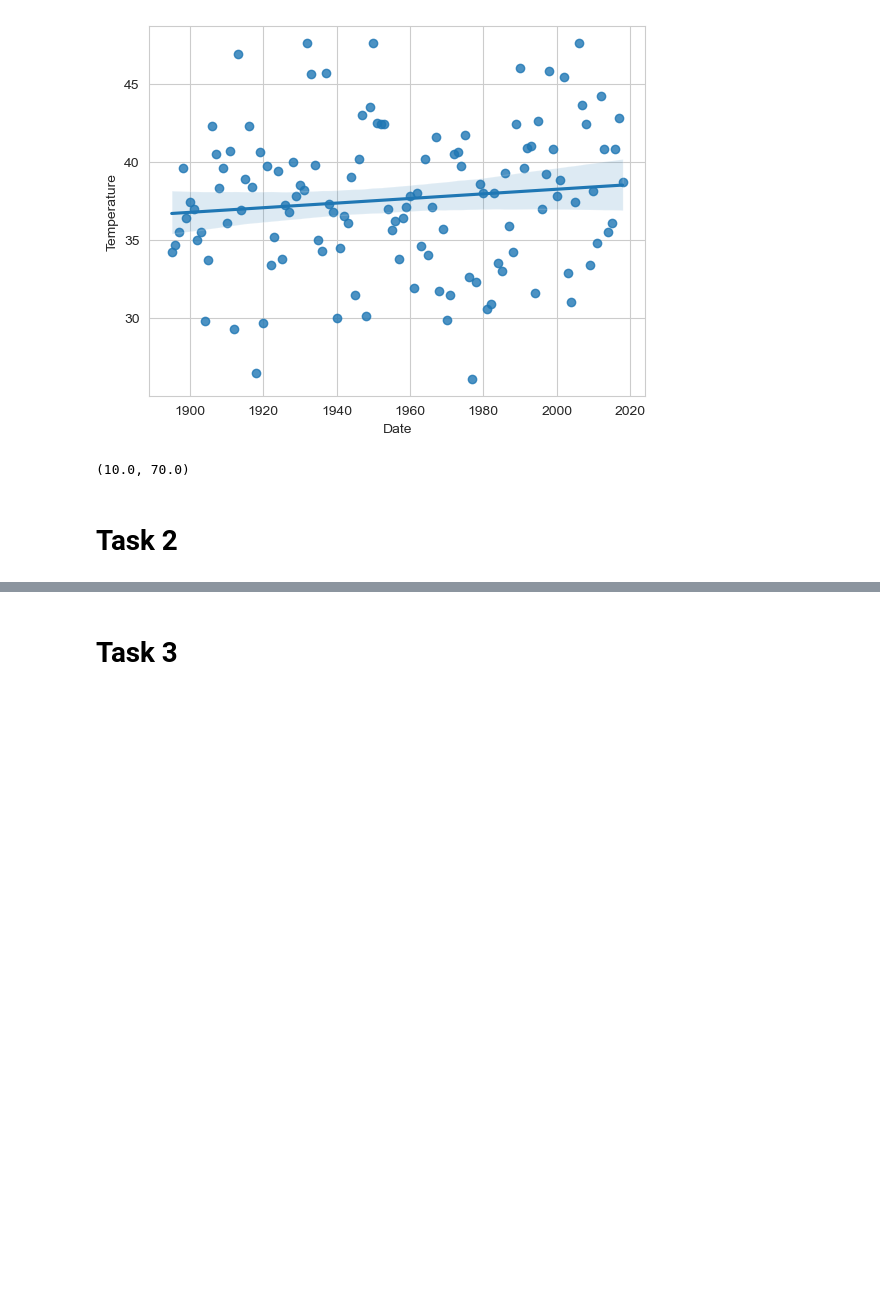
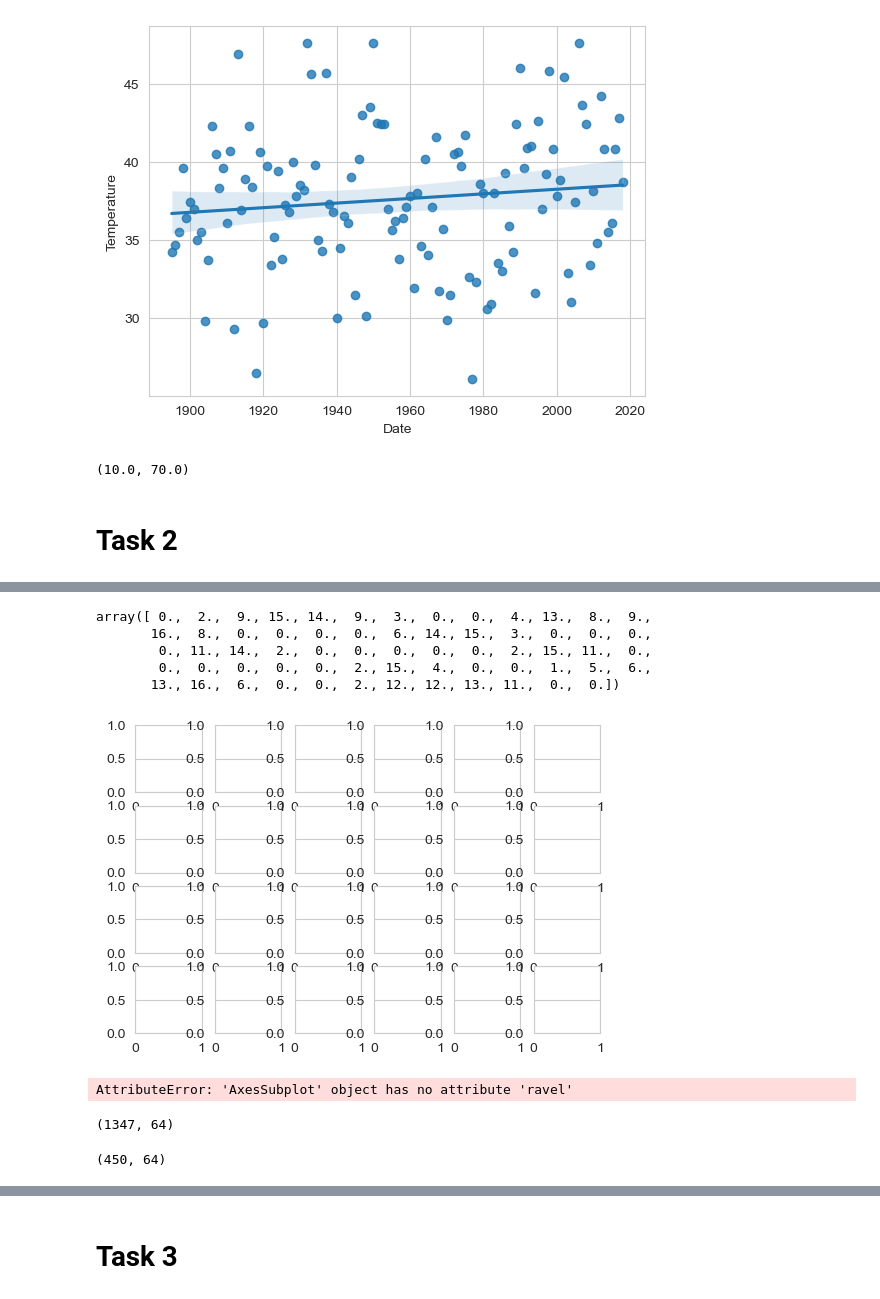
Before and after one commit to cboss320/datafun-07-ml-predictive, a Jupyter notebook: Task 1 Ch 10.ipynb, the cells around one changed output, grey strips where cells are left out. Saved outputs shown, nothing was run; the diff lists cells and outputs as text; code cells hidden in the pictures; blank space fills up the shorter version.

```diff
--- a/Task 1 Ch 10.ipynb
+++ b/Task 1 Ch 10.ipynb
@@ -665,0 +712,23 @@ axes.set_ylim(10,70)
+# %%
+digits.data[13]
+# %% [output]
+array([ 0.,  2.,  9., 15., 14.,  9.,  3.,  0.,  0.,  4., 13.,  8.,  9.,
+       16.,  8.,  0.,  0.,  0.,  0.,  6., 14., 15.,  3.,  0.,  0.,  0.,
+        0., 11., 14.,  2.,  0.,  0.,  0.,  0.,  0.,  2., 15., 11.,  0.,
+        0.,  0.,  0.,  0.,  0.,  2., 15.,  4.,  0.,  0.,  1.,  5.,  6.,
+       13., 16.,  6.,  0.,  0.,  2., 12., 12., 13., 11.,  0.,  0.])
+# %%
+import matplotlib.pyplot as plt
+figure, axes = plt.subplots(nrows=4, ncols=6, figsize=(6,4))
+# %% [output]
+[figure, added]
+# %%
+for item in zip(axes.ravel(), digits.images, digits.target):
+    axes, image, target = item
+    axes.imshow(image, cmap=plt.cm.gray_r)
+    axes.set_xticks([])
+    axes.set_yticks([])
+    axes.set_title(target)
+plt.tight_layout()
+# %% [output]
+AttributeError: 'AxesSubplot' object has no attribute 'ravel'
@@ -665,0 +740,8 @@ axes.set_ylim(10,70)
+# %%
+x_train.shape
+# %% [output]
+(1347, 64)
+# %%
+x_test.shape
+# %% [output]
+(450, 64)
```
Also changed, not shown: parts of 26 cells of this notebook, 2 other files.
